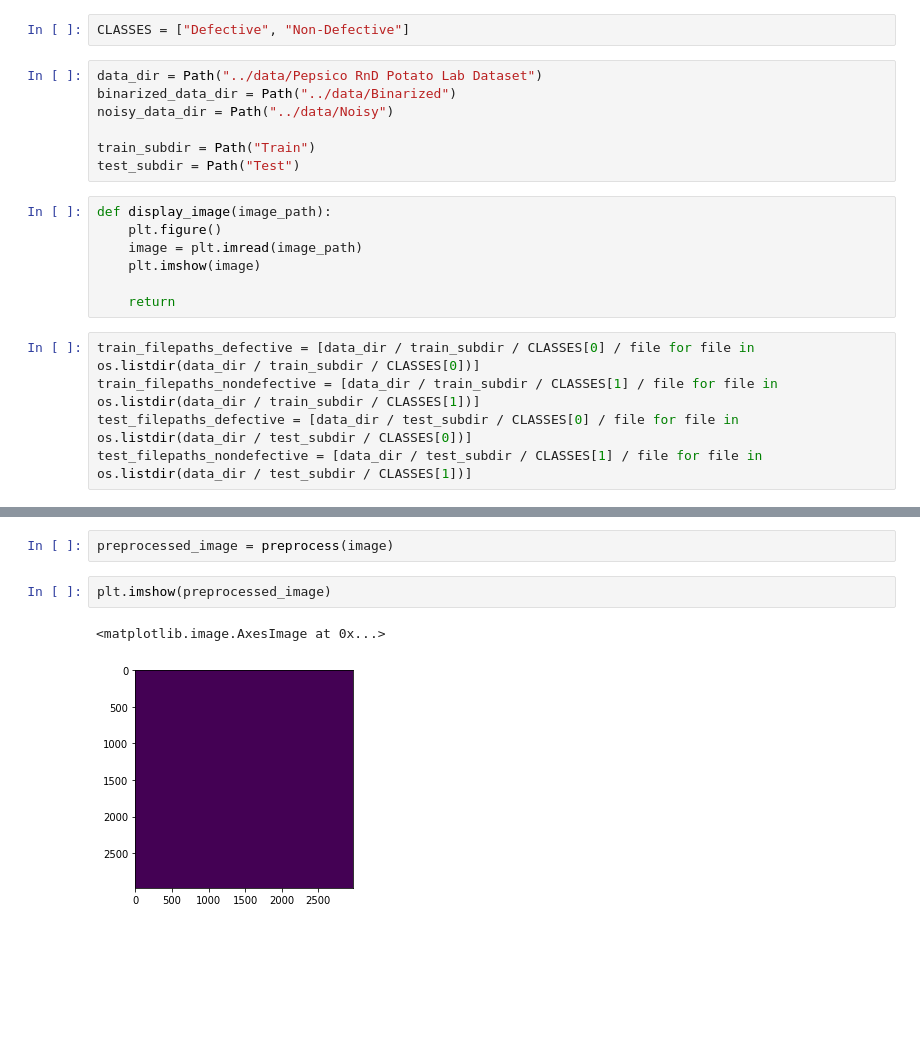
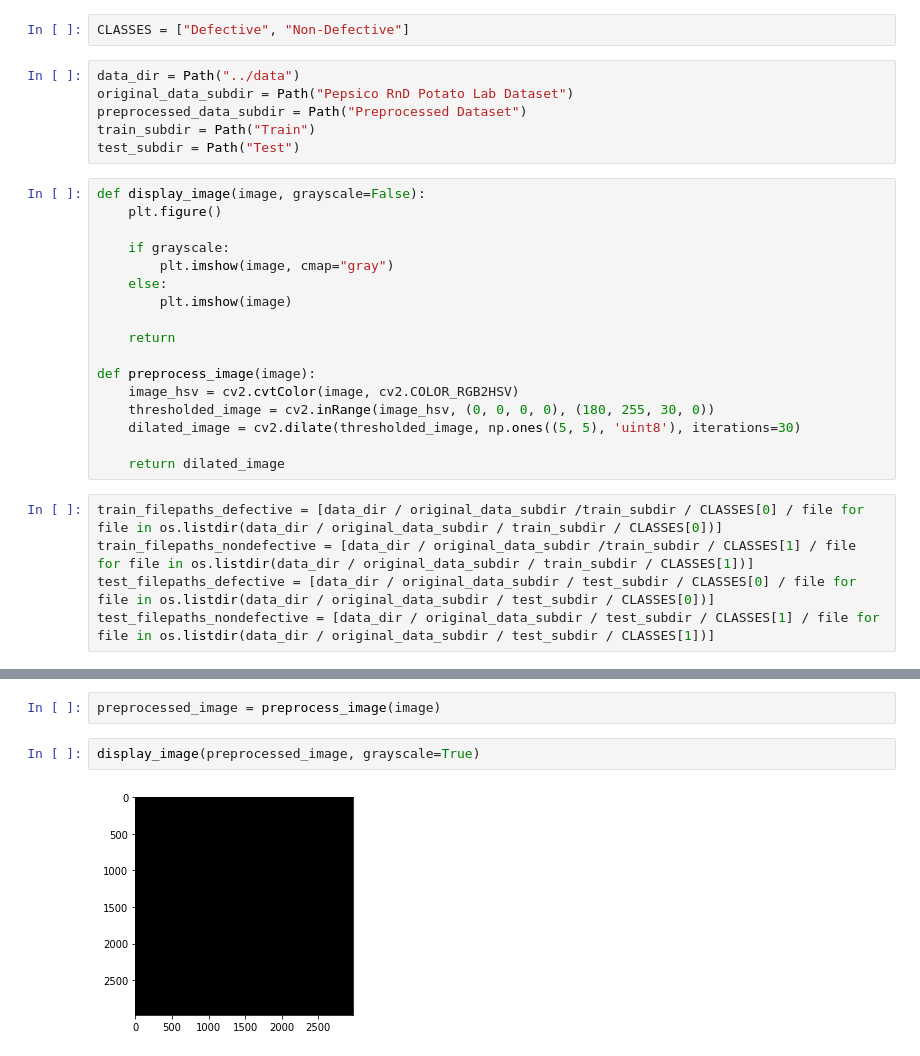
Before and after one commit to allihaider/PepsiCo-Potato-Chip-Quality-Control, a Jupyter notebook: notebooks/datasets-creation.ipynb, the cells around one changed output, grey strips where cells are left out. Cells and saved outputs as stored; diff of their text form; blank space fills up the shorter version.

Commit message:
Make minor changes to datasets creation notebook

```diff
--- a/notebooks/datasets-creation.ipynb
+++ b/notebooks/datasets-creation.ipynb
@@ -8,22 +8,31 @@ import numpy as np
 # %%
 CLASSES = ["Defective", "Non-Defective"]
 # %%
-data_dir = Path("../data/Pepsico RnD Potato Lab Dataset")
-binarized_data_dir = Path("../data/Binarized")
-noisy_data_dir = Path("../data/Noisy")
-
+data_dir = Path("../data")
+original_data_subdir = Path("Pepsico RnD Potato Lab Dataset")
+preprocessed_data_subdir = Path("Preprocessed Dataset")
 train_subdir = Path("Train")
 test_subdir = Path("Test")
 # %%
-def display_image(image_path):
+def display_image(image, grayscale=False):
     plt.figure()
-    image = plt.imread(image_path)
-    plt.imshow(image)
+
+    if grayscale:
+        plt.imshow(image, cmap="gray")
+    else:
+        plt.imshow(image)
 
     return
+
+def preprocess_image(image):
+    image_hsv = cv2.cvtColor(image, cv2.COLOR_RGB2HSV)
+    thresholded_image = cv2.inRange(image_hsv, (0, 0, 0, 0), (180, 255, 30, 0))
+    dilated_image = cv2.dilate(thresholded_image, np.ones((5, 5), 'uint8'), iterations=30)
+
+    return dilated_image
 # %%
-train_filepaths_defective = [data_dir / train_subdir / CLASSES[0] / file for file in os.listdir(data_dir / train_subdir / CLASSES[0])]
-train_filepaths_nondefective = [data_dir / train_subdir / CLASSES[1] / file for file in os.listdir(data_dir / train_subdir / CLASSES[1])]
-test_filepaths_defective = [data_dir / test_subdir / CLASSES[0] / file for file in os.listdir(data_dir / test_subdir / CLASSES[0])]
-test_filepaths_nondefective = [data_dir / test_subdir / CLASSES[1] / file for file in os.listdir(data_dir / test_subdir / CLASSES[1])]
+train_filepaths_defective = [data_dir / original_data_subdir /train_subdir / CLASSES[0] / file for file in os.listdir(data_dir / original_data_subdir / train_subdir / CLASSES[0])]
+train_filepaths_nondefective = [data_dir / original_data_subdir /train_subdir / CLASSES[1] / file for file in os.listdir(data_dir / original_data_subdir / train_subdir / CLASSES[1])]
+test_filepaths_defective = [data_dir / original_data_subdir / test_subdir / CLASSES[0] / file for file in os.listdir(data_dir / original_data_subdir / test_subdir / CLASSES[0])]
+test_filepaths_nondefective = [data_dir / original_data_subdir / test_subdir / CLASSES[1] / file for file in os.listdir(data_dir / original_data_subdir / test_subdir / CLASSES[1])]
 # %%
@@ -43,7 +56,6 @@ def preprocess(image):
 # %%
-preprocessed_image = preprocess(image)
+preprocessed_image = preprocess_image(image)
 # %%
-plt.imshow(preprocessed_image)
+display_image(preprocessed_image, grayscale=True)
 # %% [output]
-<matplotlib.image.AxesImage at 0x...>
-[figure, old version]
+[figure, new version]
```
Also changed, not shown: parts of 13 cells of this notebook.
